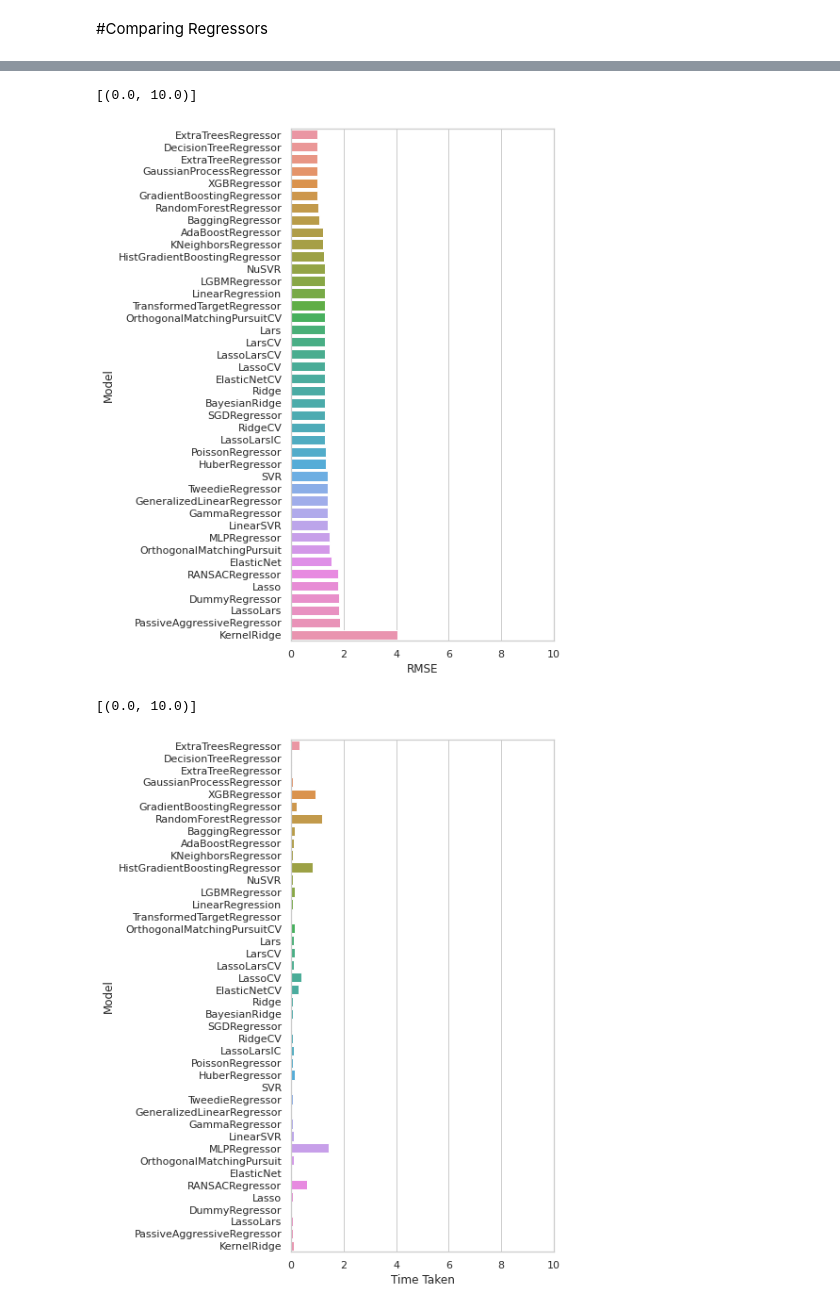
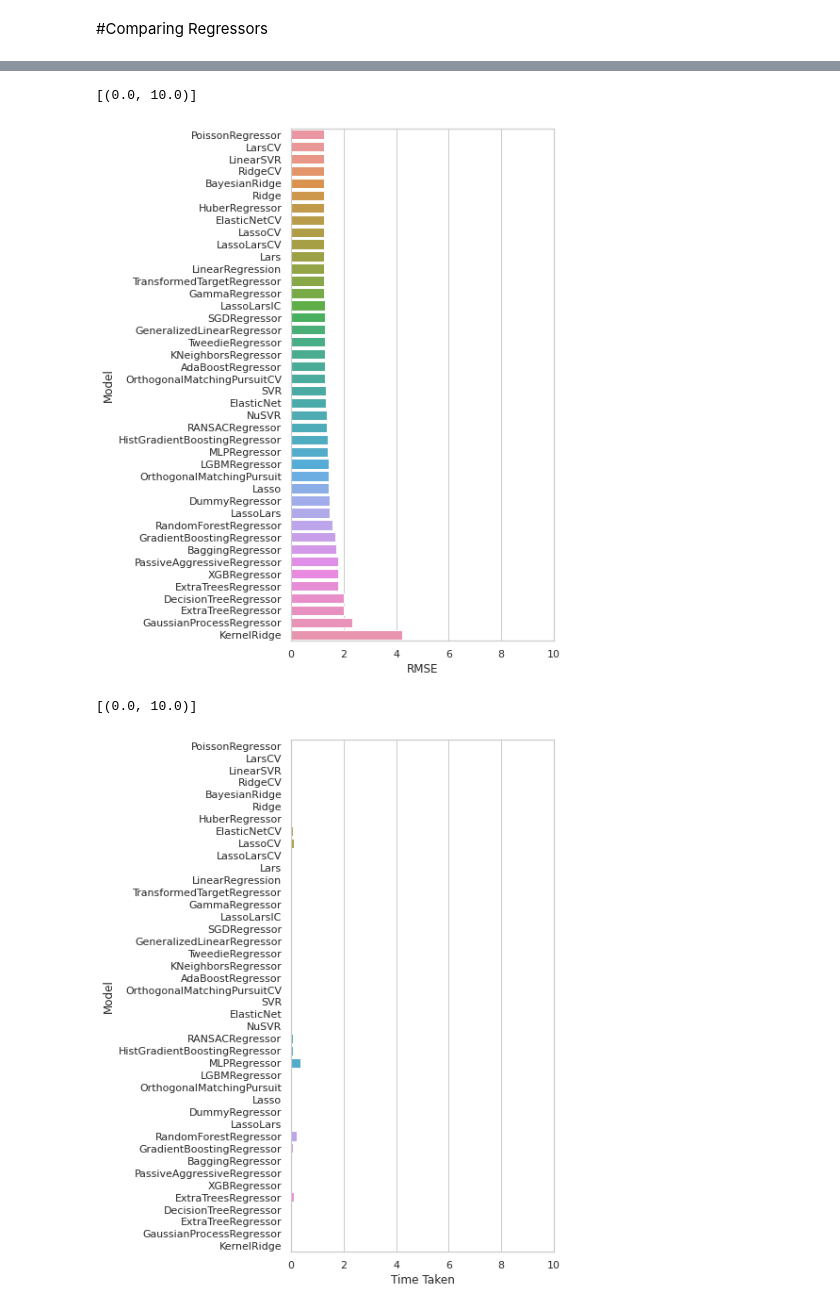
Before and after one commit to SallmaShaban/SARS-Drug-discovary, a Jupyter notebook: SARS_Choosing_Model.ipynb, the cells around one changed output, grey strips where cells are left out. Drawn from its saved outputs; the diff is of its cells as text; code cells hidden in the pictures.

```diff
--- a/SARS_Choosing_Model.ipynb
+++ b/SARS_Choosing_Model.ipynb
@@ -128,5 +149,4 @@ plt.show
 # %%
 # Defines and builds the lazyclassifier
 clf = LazyRegressor(verbose=0,ignore_warnings=True, custom_metric=None)
-models_train,predictions_train = clf.fit(X_train, X_train, Y_train, Y_train)
-models_test,predictions_test = clf.fit(X_train, X_test, Y_train, Y_test)
+train,test = clf.fit(X_train, X_test, Y_train, Y_test)
@@ -166,17 +208,17 @@ ax.set(xlim=(0, 1))
 # Bar plot of RMSE values
 plt.figure(figsize=(5, 10))
 sns.set_theme(style="whitegrid")
-ax = sns.barplot(y=predictions_train.index, x="RMSE", data=predictions_train)
+ax = sns.barplot(y=train.index, x="RMSE", data=train)
 ax.set(xlim=(0, 10))
 # %% [output]
 [(0.0, 10.0)]
-[figure, old version]
+[figure, new version]
 # %%
 # Bar plot of calculation time
 plt.figure(figsize=(5, 10))
 sns.set_theme(style="whitegrid")
-ax = sns.barplot(y=predictions_train.index, x="Time Taken", data=predictions_train)
+ax = sns.barplot(y=train.index, x="Time Taken", data=train)
 ax.set(xlim=(0, 10))
 # %% [output]
 [(0.0, 10.0)]
-[figure, old version]
+[figure, new version]
```
Also changed, not shown: parts of 9 cells of this notebook.
